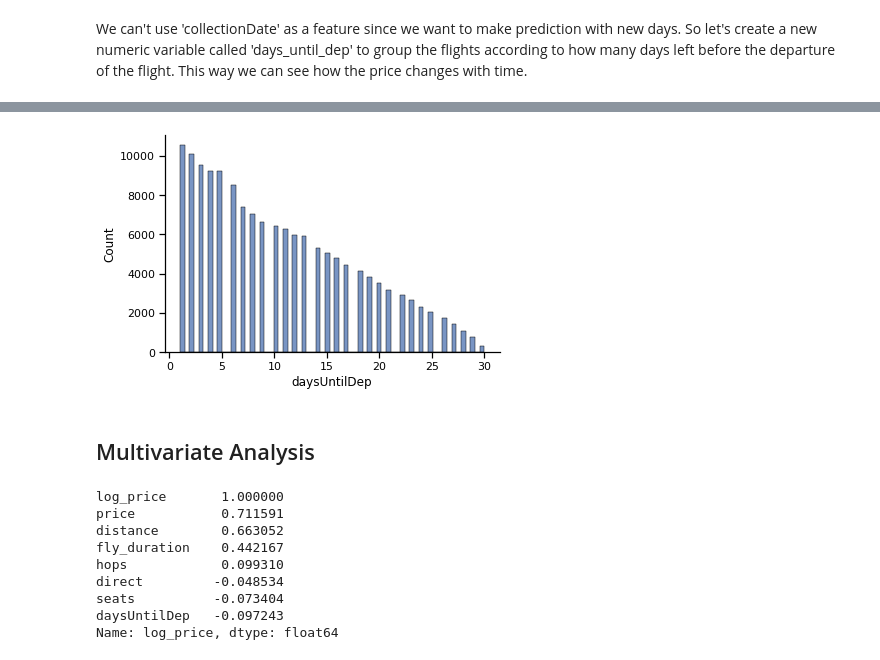
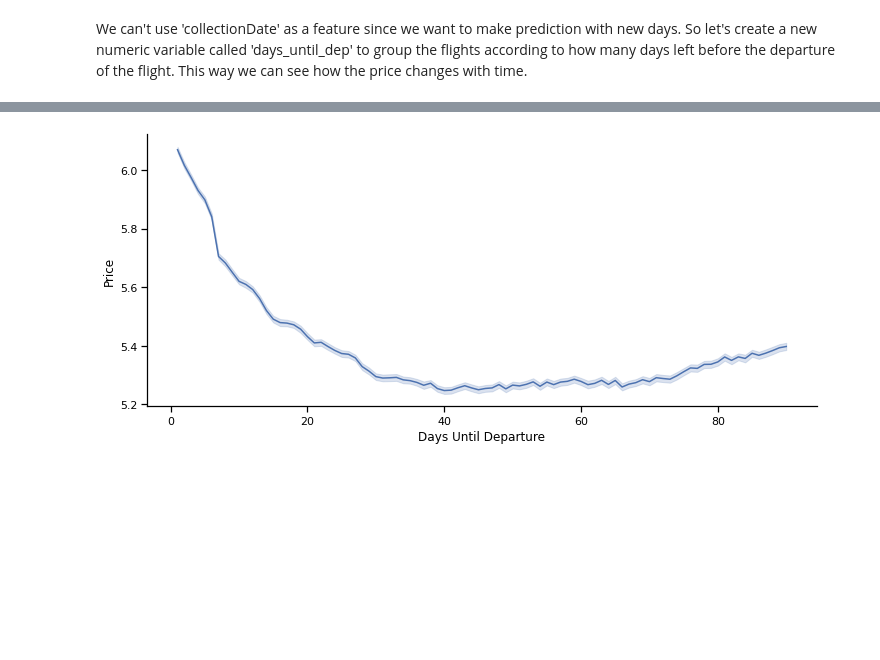
Before and after one commit to adriancervero/flight-prices-prediction, a Jupyter notebook: notebooks/02-exploratory_data_analysis.ipynb, the cells around one changed output, grey strips where cells are left out. Drawn from its saved outputs; the diff is of its cells as text; code cells hidden in the pictures; blank space fills up the shorter version.

```diff
--- a/notebooks/02-exploratory_data_analysis.ipynb
+++ b/notebooks/02-exploratory_data_analysis.ipynb
@@ -496,7 +495,7 @@ def add_days_until_dep_feature(df):
     collected = pd.to_datetime(df['collectionDate'])
     departure =  pd.to_datetime(df['dDate'])
     daysUntilDep = departure - collected
-    df['days_until_dep'] = daysUntilDep.apply(lambda x: str(x).split()[0]).astype(int)
+    df['days_until_dep'] = daysUntilDep.dt.days
     return df
 # %%
 flights = add_days_until_dep_feature(flights)
@@ -536,20 +502,8 @@ sns.despine()
-# %%
-sns.histplot(pf['daysUntilDep']);
-sns.despine()
-# %% [output]
-[figure, removed]
-# %% [markdown]
-## Multivariate Analysis
-# %%
-corr_mat = flights.corr()
-corr_mat['log_price'].sort_values(ascending=False)
-# %% [output]
-log_price       1.000000
-price           0.711591
-distance        0.663052
-fly_duration    0.442167
-hops            0.099310
-direct         -0.048534
-seats          -0.073404
-daysUntilDep   -0.097243
-Name: log_price, dtype: float64
+# %%
+plt.figure(figsize=(12,5))
+sns.lineplot(x='days_until_dep', y='log_price', data=flights);
+sns.despine(offset=0);
+plt.ylabel('Price')
+plt.xlabel('Days Until Departure');
+# %% [output]
+[figure, added]
```
Also changed, not shown: parts of 116 cells of this notebook, 3 other files.
